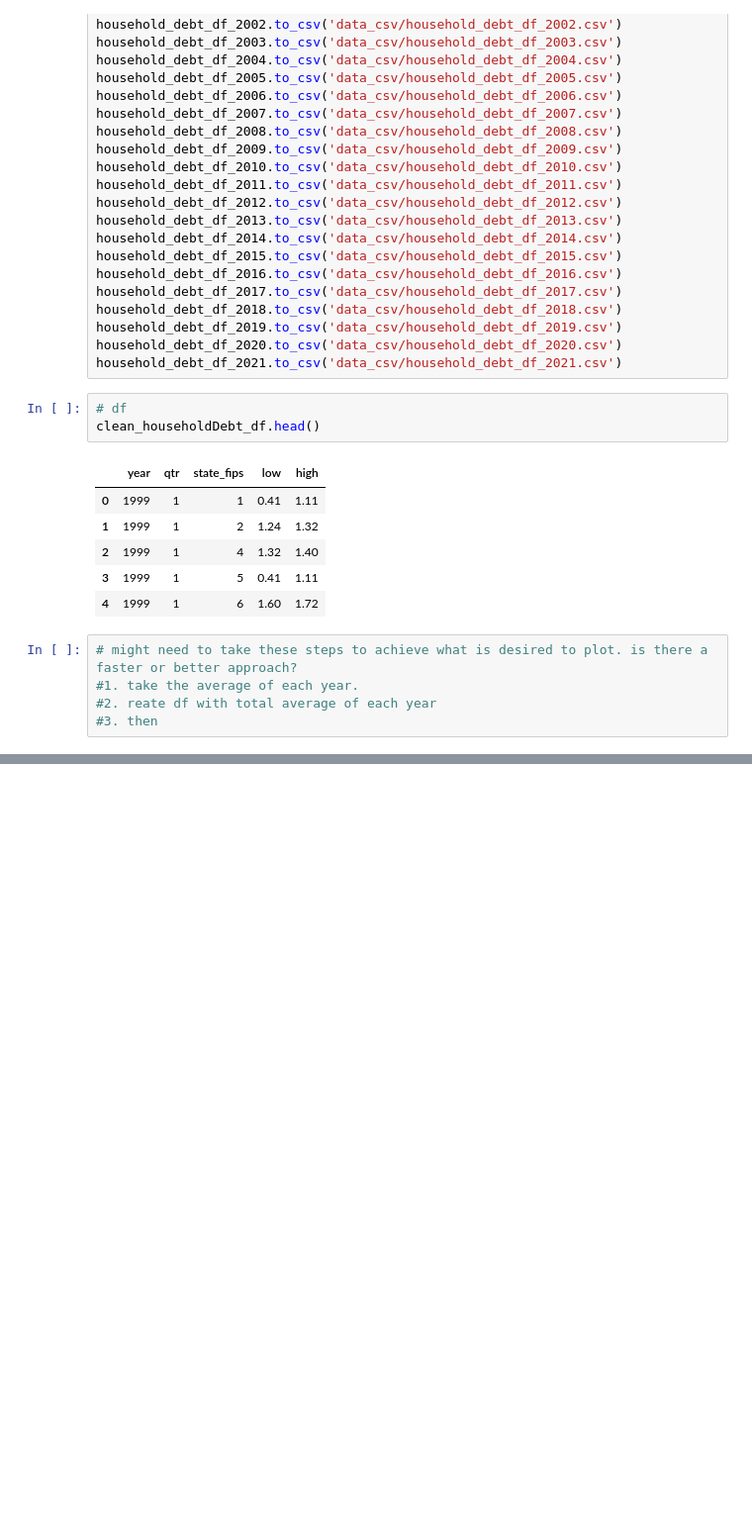
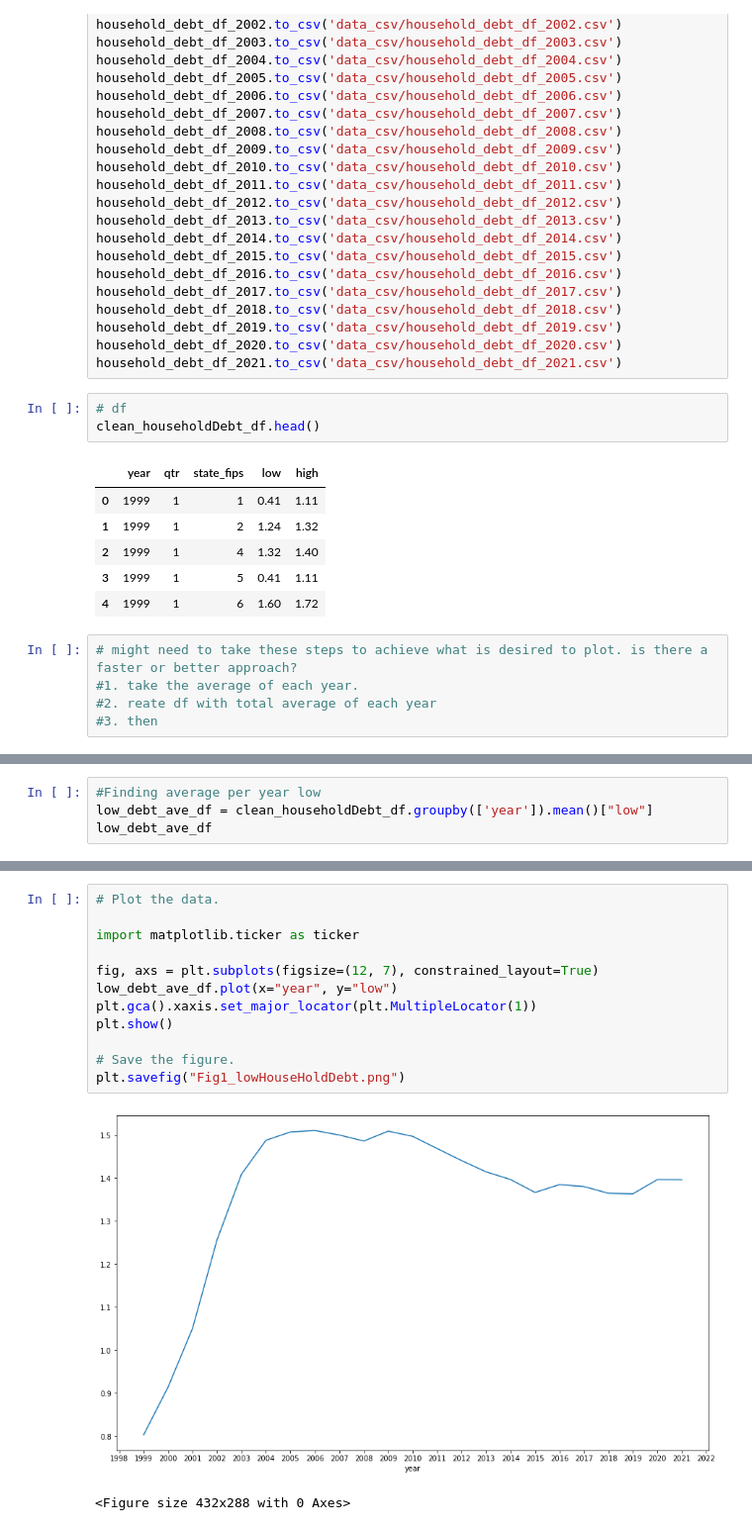
Before and after one commit to Retica/Final_Project, a Jupyter notebook: cleaning_data.ipynb, the cells around one changed output, grey strips where cells are left out. Shown at 99% size. Cells and saved outputs as stored; diff of their text form; blank space fills up the shorter version.

Commit message:
adding graphs for household debt as well as 1991_machine learning

```diff
--- a/cleaning_data.ipynb
+++ b/cleaning_data.ipynb
@@ -386,0 +382,4 @@ plt.show()
+# %%
+#Finding average per year low
+low_debt_ave_df = clean_householdDebt_df.groupby(['year']).mean()["low"]
+low_debt_ave_df
@@ -386,0 +404,15 @@ plt.show()
+# %%
+# Plot the data.
+
+import matplotlib.ticker as ticker
+
+fig, axs = plt.subplots(figsize=(12, 7), constrained_layout=True)
+low_debt_ave_df.plot(x="year", y="low")
+plt.gca().xaxis.set_major_locator(plt.MultipleLocator(1))
+plt.show()
+
+# Save the figure.
+plt.savefig("Fig1_lowHouseHoldDebt.png")
+# %% [output]
+[figure, added]
+<Figure size 432x288 with 0 Axes>
```
Also changed, not shown: parts of 5 cells of this notebook, 2 other files.
